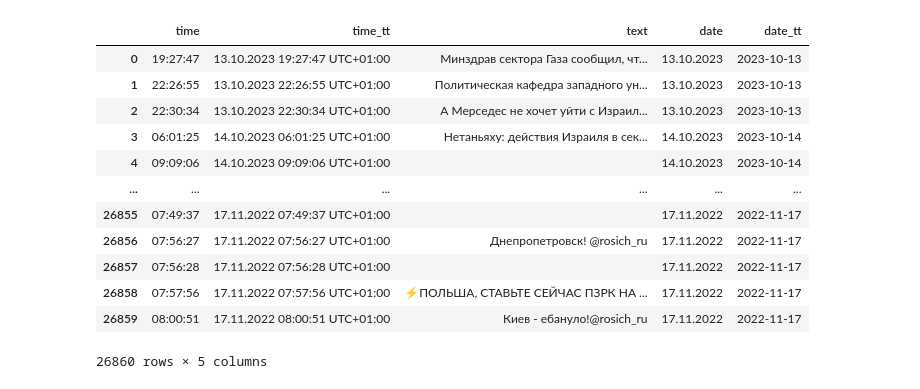
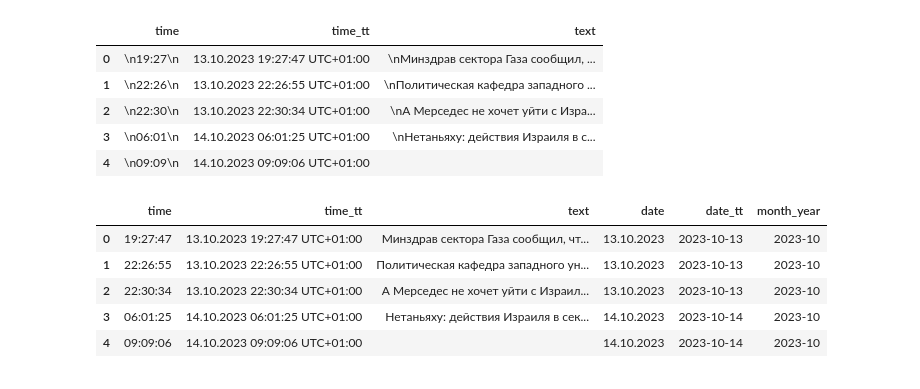
Before and after one commit to Okssana/telegram-api, a Jupyter notebook: chat_Rosich.ipynb, the cells around one changed output. Saved outputs shown, nothing was run; the diff lists cells and outputs as text; code cells hidden in the pictures.

Commit message:
text analysis of a chat

```diff
--- a/chat_Rosich.ipynb
+++ b/chat_Rosich.ipynb
@@ -73,25 +57,34 @@ df
+# %%
+# Create a DataFrame from list of dicts
+
+df = pd.DataFrame(text)
+df.head(5)
+# %% [output]
+|  | time | time_tt | text |
+| 0 | \n19:27\n | 13.10.2023 19:27:47 UTC+01:00 | \nМинздрав сектора Газа сообщил, ... |
+| 1 | \n22:26\n | 13.10.2023 22:26:55 UTC+01:00 | \nПолитическая кафедра западного ... |
+| 2 | \n22:30\n | 13.10.2023 22:30:34 UTC+01:00 | \nА Мерседес не хочет уйти с Изра... |
+| 3 | \n06:01\n | 14.10.2023 06:01:25 UTC+01:00 | \nНетаньяху: действия Израиля в с... |
+| 4 | \n09:09\n | 14.10.2023 09:09:06 UTC+01:00 |  |
 # %%
 # split time_tt to date and time
 df['date'] = df['time_tt'].str.split(' ').str[0]
 df['time'] = df['time_tt'].str.split(' ').str[1]
 
 # to datetime format from 12.07.2023 where 12 is a day, 07 is a month, 2023 is a year to 2023-07-12
 df['date_tt'] = pd.to_datetime(df['date'], format='%d.%m.%Y')
 
 # remove \n from text
 df['text'] = df['text'].str.replace('\n', '')
-df
+
+# Extract both month and year into one column
+df['month_year'] = pd.to_datetime(df['date_tt']).dt.to_period('M')
+df['month_year'] = df['month_year'].astype(str)
+df.head(5)
 # %% [output]
-|  | time | time_tt | text | date | date_tt |
-| 0 | 19:27:47 | 13.10.2023 19:27:47 UTC+01:00 | Минздрав сектора Газа сообщил, чт... | 13.10.2023 | 2023-10-13 |
-| 1 | 22:26:55 | 13.10.2023 22:26:55 UTC+01:00 | Политическая кафедра западного ун... | 13.10.2023 | 2023-10-13 |
-| 2 | 22:30:34 | 13.10.2023 22:30:34 UTC+01:00 | А Мерседес не хочет уйти с Израил... | 13.10.2023 | 2023-10-13 |
-| 3 | 06:01:25 | 14.10.2023 06:01:25 UTC+01:00 | Нетаньяху: действия Израиля в сек... | 14.10.2023 | 2023-10-14 |
-| 4 | 09:09:06 | 14.10.2023 09:09:06 UTC+01:00 |  | 14.10.2023 | 2023-10-14 |
-| ... | ... | ... | ... | ... | ... |
-| 26855 | 07:49:37 | 17.11.2022 07:49:37 UTC+01:00 |  | 17.11.2022 | 2022-11-17 |
-| 26856 | 07:56:27 | 17.11.2022 07:56:27 UTC+01:00 | Днепропетровск! @rosich_ru | 17.11.2022 | 2022-11-17 |
-| 26857 | 07:56:28 | 17.11.2022 07:56:28 UTC+01:00 |  | 17.11.2022 | 2022-11-17 |
-| 26858 | 07:57:56 | 17.11.2022 07:57:56 UTC+01:00 | ⚡️ПОЛЬША, СТАВЬТЕ СЕЙЧАС ПЗРК НА ... | 17.11.2022 | 2022-11-17 |
-| 26859 | 08:00:51 | 17.11.2022 08:00:51 UTC+01:00 | Киев - ебануло!@rosich_ru | 17.11.2022 | 2022-11-17 |
+|  | time | time_tt | text | date | date_tt | month_year |
+| 0 | 19:27:47 | 13.10.2023 19:27:47 UTC+01:00 | Минздрав сектора Газа сообщил, чт... | 13.10.2023 | 2023-10-13 | 2023-10 |
+| 1 | 22:26:55 | 13.10.2023 22:26:55 UTC+01:00 | Политическая кафедра западного ун... | 13.10.2023 | 2023-10-13 | 2023-10 |
+| 2 | 22:30:34 | 13.10.2023 22:30:34 UTC+01:00 | А Мерседес не хочет уйти с Израил... | 13.10.2023 | 2023-10-13 | 2023-10 |
+| 3 | 06:01:25 | 14.10.2023 06:01:25 UTC+01:00 | Нетаньяху: действия Израиля в сек... | 14.10.2023 | 2023-10-14 | 2023-10 |
+| 4 | 09:09:06 | 14.10.2023 09:09:06 UTC+01:00 |  | 14.10.2023 | 2023-10-14 | 2023-10 |
-26860 rows × 5 columns
```
Also changed, not shown: parts of 15 cells of this notebook.
